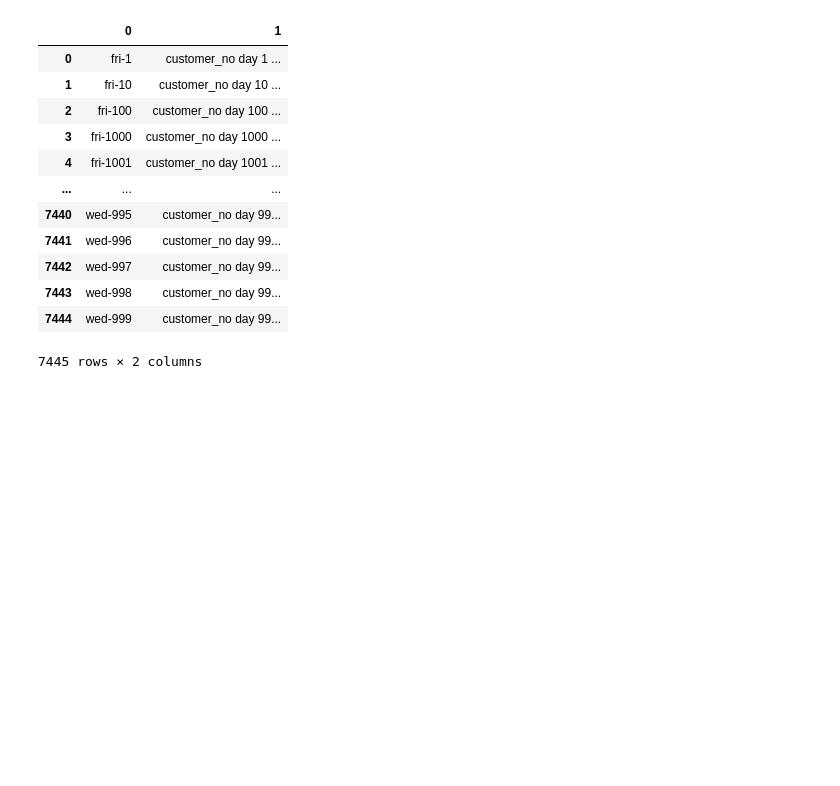
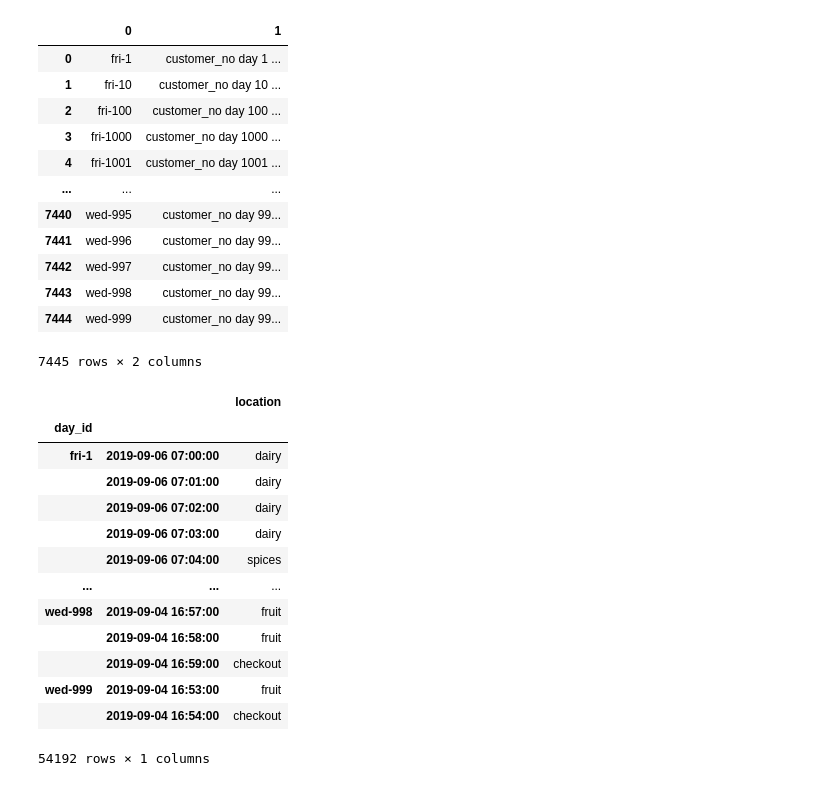
Before and after one commit to radu-bors/SupSim, a Jupyter notebook: day_1.ipynb, the cells around one changed output. Saved outputs shown, nothing was run; the diff lists cells and outputs as text; code cells hidden in the pictures; blank space fills up the shorter version.

```diff
--- a/day_1.ipynb
+++ b/day_1.ipynb
@@ -285,3 +278,22 @@ frame
 | 7443 | wed-998 | customer_no day 99... |
 | 7444 | wed-999 | customer_no day 99... |
 7445 rows × 2 columns
+# %%
+per_customer = total.groupby(total['day_id'])['location'].resample('1Min').ffill()
+per_customer = pd.DataFrame(per_customer)
+per_customer
+# %% [output]
+|  |  | location |
+| day_id |  |  |
+| fri-1 | 2019-09-06 07:00:00 | dairy |
+|  | 2019-09-06 07:01:00 | dairy |
+|  | 2019-09-06 07:02:00 | dairy |
+|  | 2019-09-06 07:03:00 | dairy |
+|  | 2019-09-06 07:04:00 | spices |
+| ... | ... | ... |
+| wed-998 | 2019-09-04 16:57:00 | fruit |
+|  | 2019-09-04 16:58:00 | fruit |
+|  | 2019-09-04 16:59:00 | checkout |
+| wed-999 | 2019-09-04 16:53:00 | fruit |
+|  | 2019-09-04 16:54:00 | checkout |
+54192 rows × 1 columns
```
Also changed, not shown: parts of 7 cells of this notebook, 2 other files.
